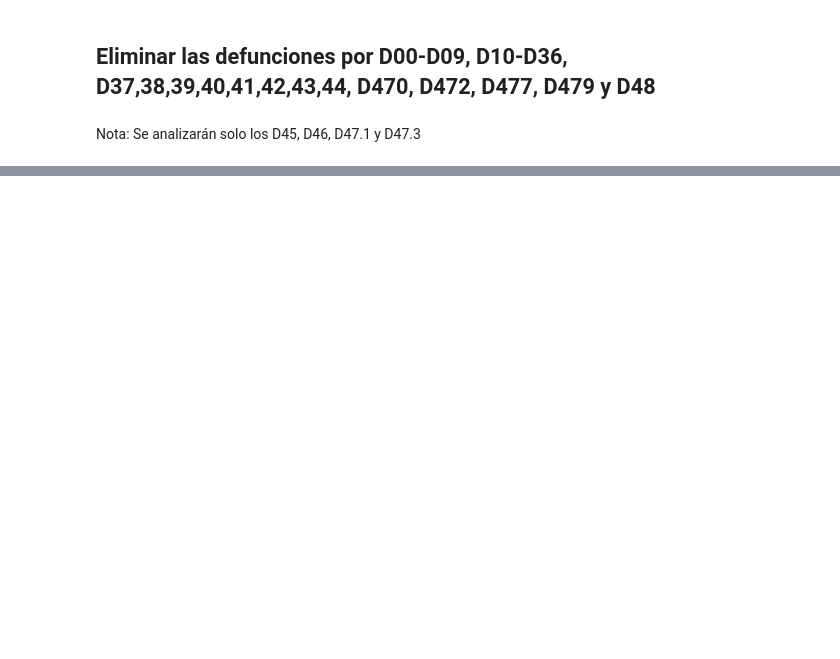
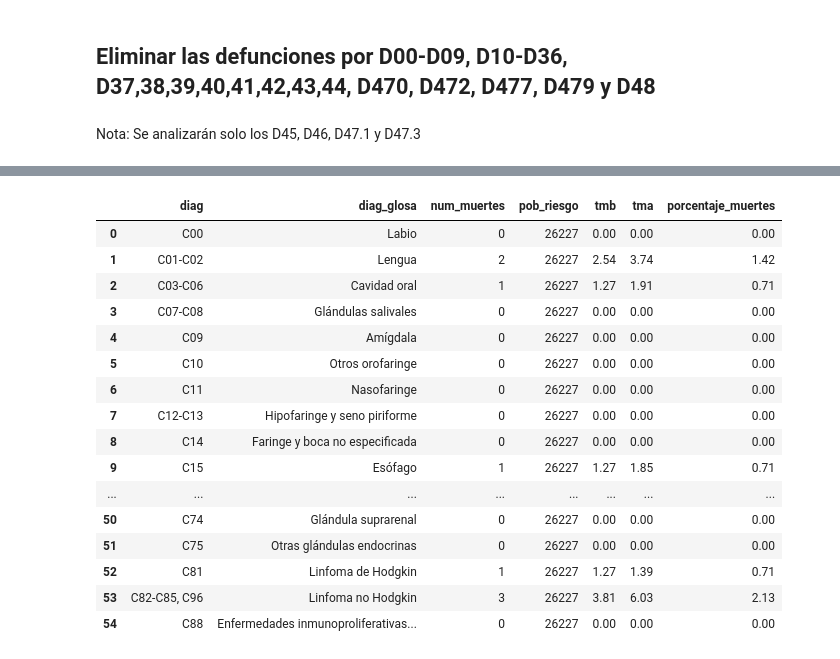
Before and after one commit to AlvaroMontiel/informe_incidencia_mortalidad, a Jupyter notebook: mortalidad_cancer.ipynb, the cells around one changed output, grey strips where cells are left out. Cells and saved outputs as stored; diff of their text form; code cells hidden in the pictures; blank space fills up the shorter version.

```diff
--- a/mortalidad_cancer.ipynb
+++ b/mortalidad_cancer.ipynb
@@ -245,0 +1044,29 @@ df_pais.head()
+# %%
+if df_pais.shape[0] == tma.shape[0]:
+    df_pais['tma'] = tma['tma_ambos_sexos']
+    total_muertes = 0
+    for i in df_pais['num_muertes']:
+        total_muertes += i
+    df_pais['porcentaje_muertes'] = round(df_pais['num_muertes']/total_muertes*100,2)
+else:
+    print("df_pais es más corto")
+# %%
+df_pais
+# %% [output]
+|  | diag | diag_glosa | num_muertes | pob_riesgo | tmb | tma | porcentaje_muertes |
+| 0 | C00 | Labio | 0 | 26227 | 0.00 | 0.00 | 0.00 |
+| 1 | C01-C02 | Lengua | 2 | 26227 | 2.54 | 3.74 | 1.42 |
+| 2 | C03-C06 | Cavidad oral | 1 | 26227 | 1.27 | 1.91 | 0.71 |
+| 3 | C07-C08 | Glándulas salivales | 0 | 26227 | 0.00 | 0.00 | 0.00 |
+| 4 | C09 | Amígdala | 0 | 26227 | 0.00 | 0.00 | 0.00 |
+| 5 | C10 | Otros orofaringe | 0 | 26227 | 0.00 | 0.00 | 0.00 |
+| 6 | C11 | Nasofaringe | 0 | 26227 | 0.00 | 0.00 | 0.00 |
+| 7 | C12-C13 | Hipofaringe y seno piriforme | 0 | 26227 | 0.00 | 0.00 | 0.00 |
+| 8 | C14 | Faringe y boca no especificada | 0 | 26227 | 0.00 | 0.00 | 0.00 |
+| 9 | C15 | Esófago | 1 | 26227 | 1.27 | 1.85 | 0.71 |
+| ... | ... | ... | ... | ... | ... | ... | ... |
+| 50 | C74 | Glándula suprarenal | 0 | 26227 | 0.00 | 0.00 | 0.00 |
+| 51 | C75 | Otras glándulas endocrinas | 0 | 26227 | 0.00 | 0.00 | 0.00 |
+| 52 | C81 | Linfoma de Hodgkin | 1 | 26227 | 1.27 | 1.39 | 0.71 |
+| 53 | C82-C85, C96 | Linfoma no Hodgkin | 3 | 26227 | 3.81 | 6.03 | 2.13 |
+| 54 | C88 | Enfermedades inmunoproliferativas... | 0 | 26227 | 0.00 | 0.00 | 0.00 |
```
Also changed, not shown: parts of 63 cells of this notebook, 11 other files.
